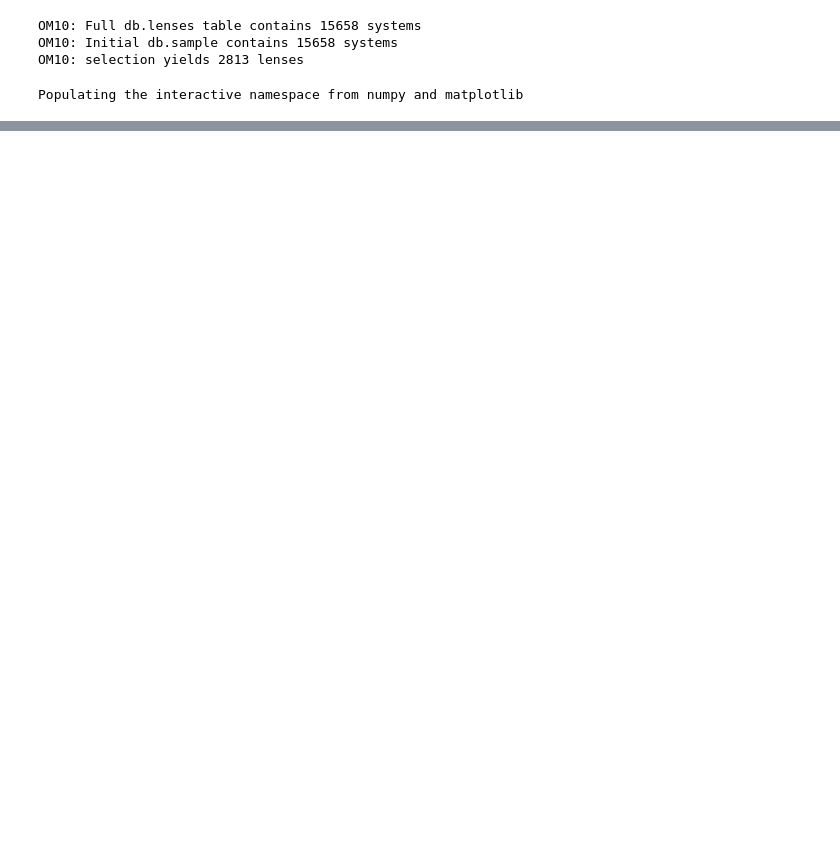
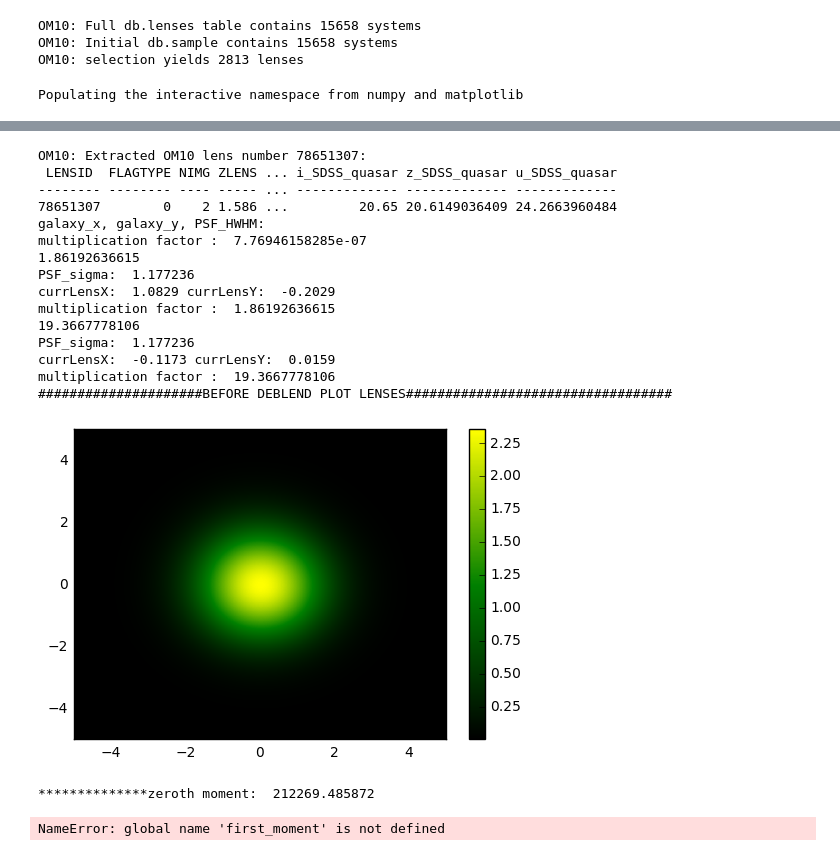
Before and after one commit to jiwoncpark/SLRealizer, a Jupyter notebook: python/desc/slrealizer/deblend_test.ipynb, the cells around one changed output, grey strips where cells are left out. Drawn from its saved outputs; the diff is of its cells as text; code cells hidden in the pictures; blank space fills up the shorter version.

```diff
--- a/python/desc/slrealizer/deblend_test.ipynb
+++ b/python/desc/slrealizer/deblend_test.ipynb
@@ -77,0 +78,21 @@ standard deviation is:  77.9066523255
+# %%
+realizer.deblend(lensID=k, version=2, null_deblend=True, debug=True, show_plot=True)
+# %% [output]
+OM10: Extracted OM10 lens number 78651307:
+ LENSID  FLAGTYPE NIMG ZLENS ... i_SDSS_quasar z_SDSS_quasar u_SDSS_quasar
+-------- -------- ---- ----- ... ------------- ------------- -------------
+78651307        0    2 1.586 ...         20.65 20.6149036409 24.2663960484
+galaxy_x, galaxy_y, PSF_HWHM:
+multiplication factor :  7.76946158285e-07
+1.86192636615
+PSF_sigma:  1.177236
+currLensX:  1.0829 currLensY:  -0.2029
+multiplication factor :  1.86192636615
+19.3667778106
+PSF_sigma:  1.177236
+currLensX:  -0.1173 currLensY:  0.0159
+multiplication factor :  19.3667778106
+#####################BEFORE DEBLEND PLOT LENSES##################################
+[figure, added]
+**************zeroth moment:  212269.485872
+NameError: global name 'first_moment' is not defined
```
Also changed, not shown: parts of 2 cells of this notebook, 1 other file.
